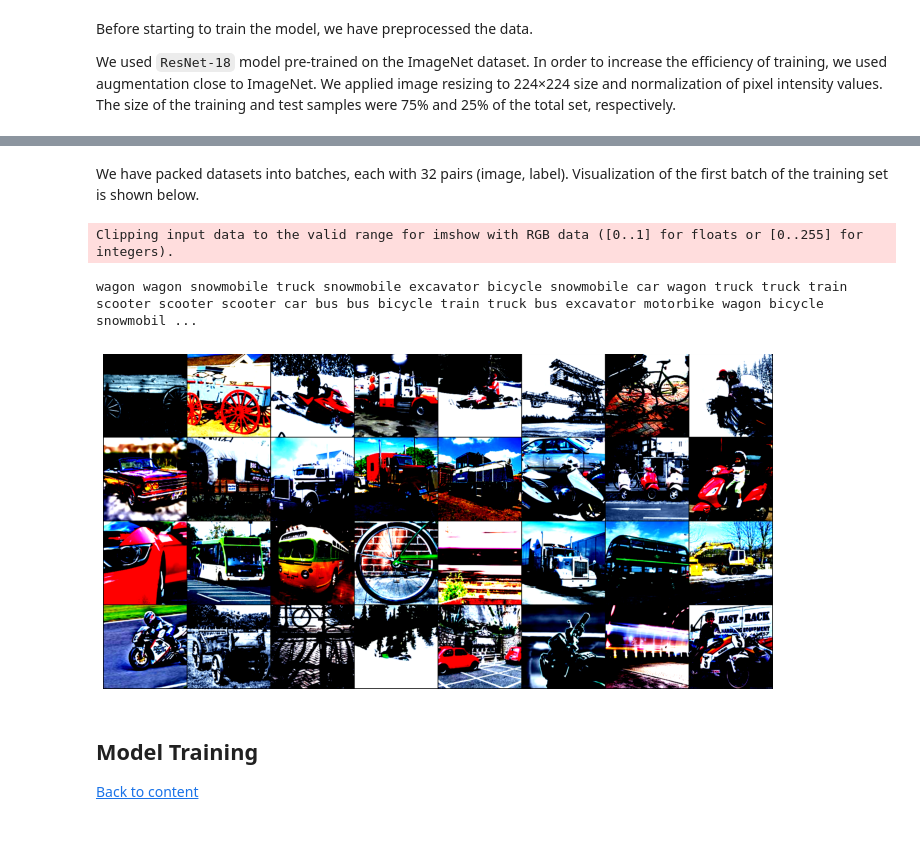
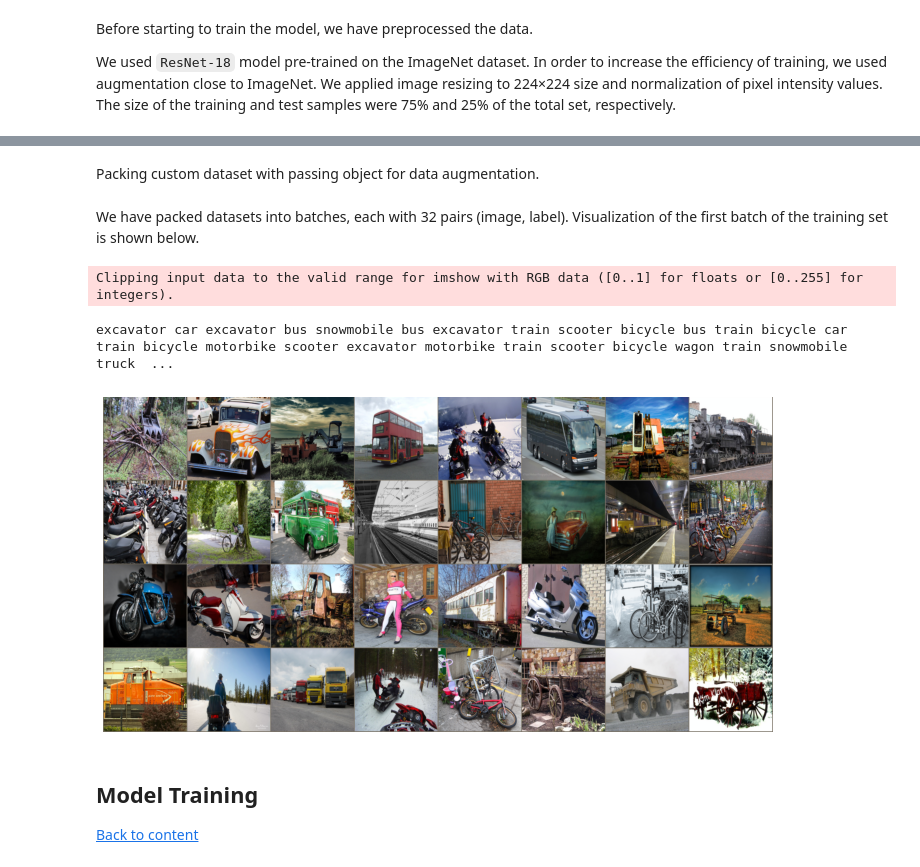
Before and after one commit to mdvdv/technologies-and-infrastructure-for-big-data, a Jupyter notebook: main.ipynb, the cells around one changed output, grey strips where cells are left out. Drawn from its saved outputs; the diff is of its cells as text; code cells hidden in the pictures; blank space fills up the shorter version.

```diff
--- a/main.ipynb
+++ b/main.ipynb
@@ -158,0 +164,9 @@ Downloading photos with label "wagon"...
+# %%
+label_csv = ps.DataFrame()
+
+for label in labels:
+    label_csv = ps.concat([label_csv, parse_flickr(root=root, label=label)], ignore_index=True)
+
+print('Result spreadsheet:')
+label_csv.to_csv(os.path.join(root, 'labels.csv'))
+label_csv.head()
@@ -169,6 +286,2 @@ We used `ResNet-18` model pre-trained on the ImageNet dataset. In order to incre
 # %%
-transforms = torchvision.transforms.Compose([
-    torchvision.transforms.Resize(size=(224, 224)),
-    torchvision.transforms.ToTensor(),
-    torchvision.transforms.Normalize(mean=(0.485, 0.456, 0.406), std=(0.229, 0.224, 0.225))
-])
+transforms = torchvision.transforms.Compose([Rescale(output_size=(224, 224)), ToTensor(), Normalize()])
@@ -175,3 +296,5 @@ transforms = torchvision.transforms.Compose([
+# %% [markdown]
+Packing custom dataset with passing object for data augmentation.
 # %%
-dataset = torchvision.datasets.ImageFolder(root=root, transform=transforms)
-train_dataset, test_dataset = train_test_split(dataset, test_size=0.25, shuffle=True)
+train_dataset = FlickrDataset(csv_file='train.csv', root_dir=root, transform=transforms)
+test_dataset = FlickrDataset(csv_file='test.csv', root_dir=root, transform=transforms)
@@ -183,21 +301,28 @@ loaders = {
 # %% [markdown]
 We have packed datasets into batches, each with 32 pairs (image, label). Visualization of the first batch of the training set is shown below.
+# %%
+loaders = {
+    'train': torch.utils.data.DataLoader(dataset=train_dataset, batch_size=32, shuffle=True),
+    'valid': torch.utils.data.DataLoader(dataset=test_dataset, batch_size=32, shuffle=True),
+}
 # %%
 def plot_dataloader(dataloader):
     images, targets = dataloader
     images = torchvision.utils.make_grid(images).numpy()
+    images = np.transpose(images, axes=(1, 2, 0))
+    images = np.array([0.229, 0.224, 0.225]) * images + np.array([0.485, 0.456, 0.406])
 
-    print(' '.join(f'{labels[targets[i]]}' for i in range(32)))
+    print(' '.join(f'{labels[int(targets[i])]}' for i in range(32)))
     pylab.figure(figsize=(12, 12))
-    pylab.imshow(np.transpose(images, axes=(1, 2, 0)))
+    pylab.imshow(images)
     pylab.axis('off')
     pylab.show()
 
 plot_dataloader(next(iter(loaders['train'])))
 # %% [output]
 Clipping input data to the valid range for imshow with RGB data ([0..1] for floats or [0..255] for integers).
-wagon wagon snowmobile truck snowmobile excavator bicycle snowmobile car wagon truck truck train scooter scooter scooter car bus bus bicycle train truck bus excavator motorbike wagon bicycle snowmobil ...
+excavator car excavator bus snowmobile bus excavator train scooter bicycle bus train bicycle car train bicycle motorbike scooter excavator motorbike train scooter bicycle wagon train snowmobile truck  ...
-[figure, old version]
+[figure, new version]
 # %% [markdown]
 <a name='004'></a>
 
```
Also changed, not shown: parts of 23 cells of this notebook, 10 other files.
